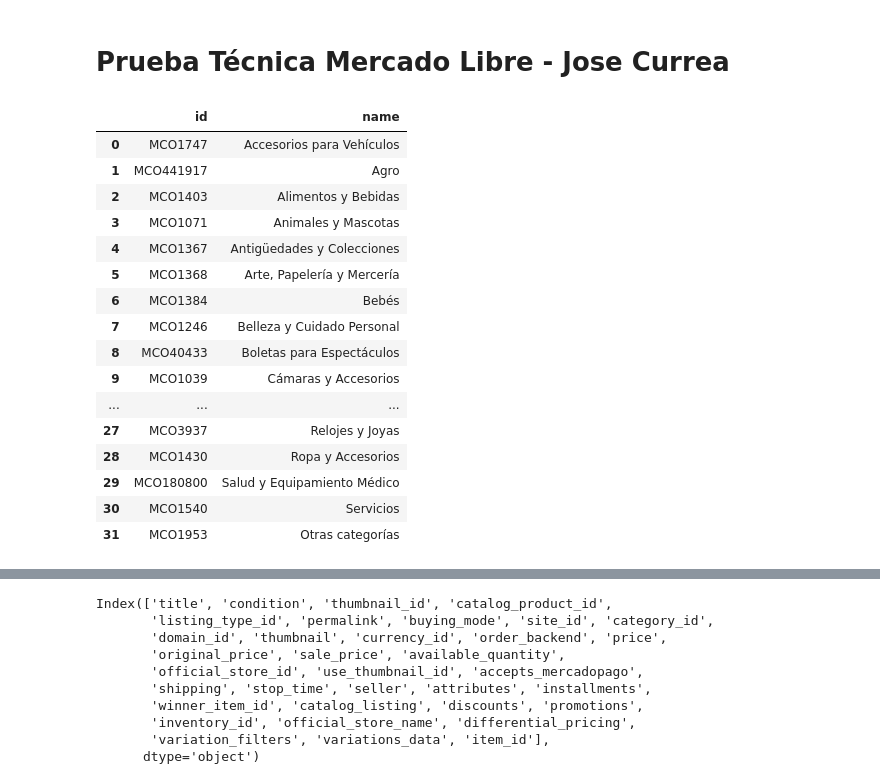
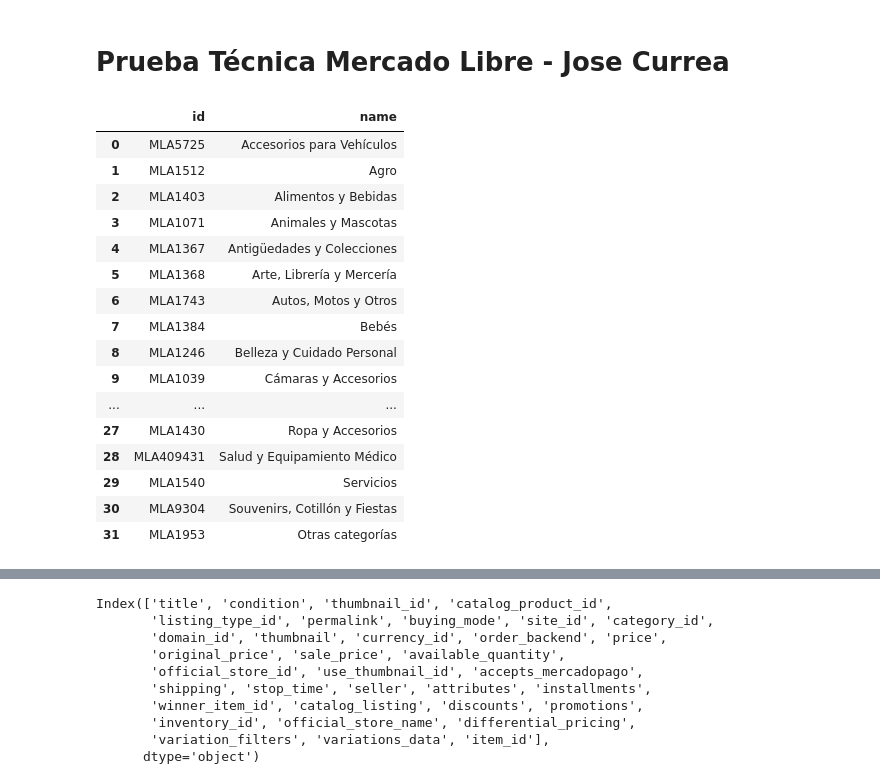
Before and after one commit to jncurrea/Prueba_Tecnica, a Jupyter notebook: prueba_tecnica.ipynb, the cells around one changed output, grey strips where cells are left out. Cells and saved outputs as stored; diff of their text form; code cells hidden in the pictures.

```diff
--- a/prueba_tecnica.ipynb
+++ b/prueba_tecnica.ipynb
@@ -9,28 +16,28 @@ pd.set_option('display.max_rows', None)  # Muestra todas las filas
 # %%
 #API Categorias
 import requests
-cats = requests.get("https://api.mercadolibre.com/sites/MCO/categories")
+cats = requests.get("https://api.mercadolibre.com/sites/MLA/categories")
 cats_json = cats.json()
 df_cats = pd.DataFrame.from_dict(cats_json)
 df_cats.head(50)
 # %% [output]
 |  | id | name |
-| 0 | MCO1747 | Accesorios para Vehículos |
-| 1 | MCO441917 | Agro |
-| 2 | MCO1403 | Alimentos y Bebidas |
-| 3 | MCO1071 | Animales y Mascotas |
-| 4 | MCO1367 | Antigüedades y Colecciones |
-| 5 | MCO1368 | Arte, Papelería y Mercería |
-| 6 | MCO1384 | Bebés |
-| 7 | MCO1246 | Belleza y Cuidado Personal |
-| 8 | MCO40433 | Boletas para Espectáculos |
-| 9 | MCO1039 | Cámaras y Accesorios |
+| 0 | MLA5725 | Accesorios para Vehículos |
+| 1 | MLA1512 | Agro |
+| 2 | MLA1403 | Alimentos y Bebidas |
+| 3 | MLA1071 | Animales y Mascotas |
+| 4 | MLA1367 | Antigüedades y Colecciones |
+| 5 | MLA1368 | Arte, Librería y Mercería |
+| 6 | MLA1743 | Autos, Motos y Otros |
+| 7 | MLA1384 | Bebés |
+| 8 | MLA1246 | Belleza y Cuidado Personal |
+| 9 | MLA1039 | Cámaras y Accesorios |
 | ... | ... | ... |
-| 27 | MCO3937 | Relojes y Joyas |
-| 28 | MCO1430 | Ropa y Accesorios |
-| 29 | MCO180800 | Salud y Equipamiento Médico |
-| 30 | MCO1540 | Servicios |
-| 31 | MCO1953 | Otras categorías |
+| 27 | MLA1430 | Ropa y Accesorios |
+| 28 | MLA409431 | Salud y Equipamiento Médico |
+| 29 | MLA1540 | Servicios |
+| 30 | MLA9304 | Souvenirs, Cotillón y Fiestas |
+| 31 | MLA1953 | Otras categorías |
 # %%
 # Api items
 cat_id = 'MCO1276'
```
Also changed, not shown: parts of 37 cells of this notebook.
